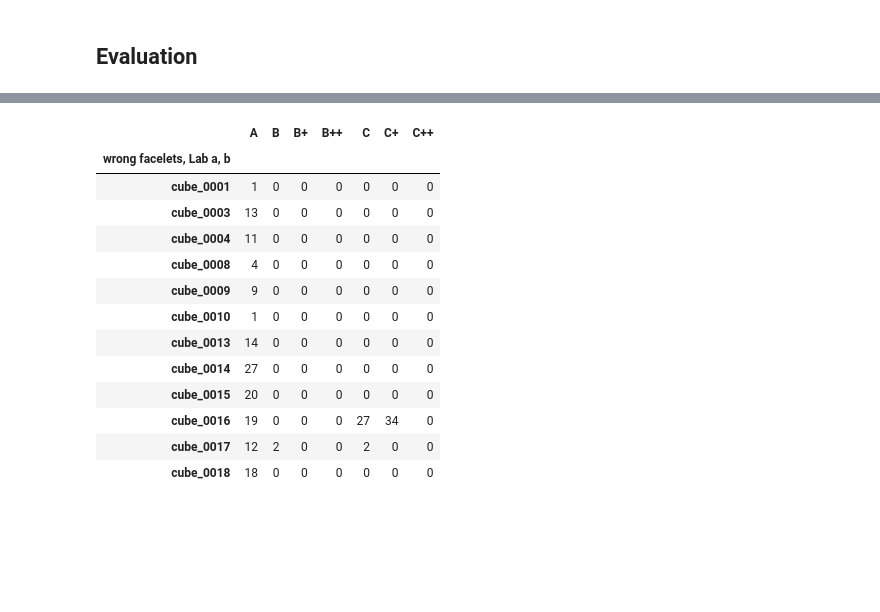
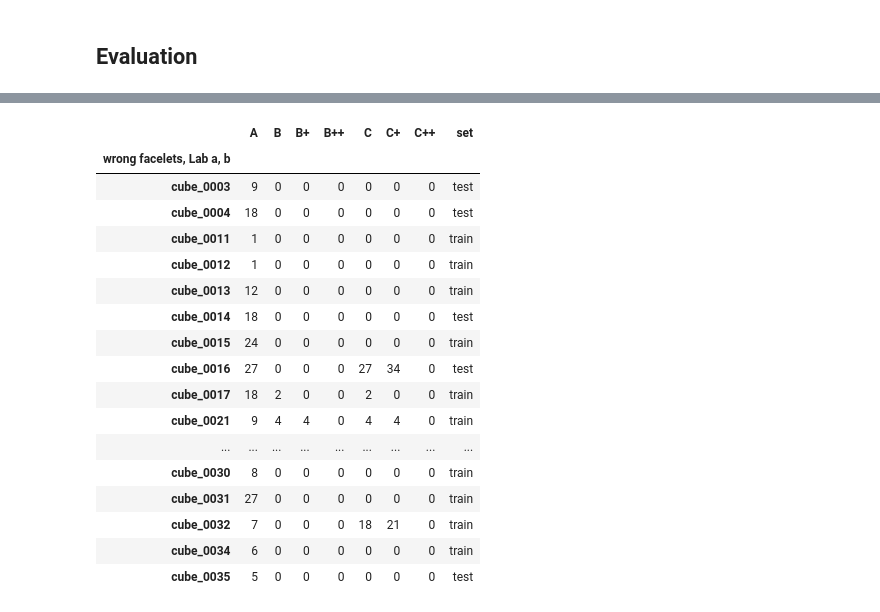
Before and after one commit to kwyrzyk/puzzle-vision, a Jupyter notebook: research/notebooks/3.1-kw-sticker-color-classification.ipynb, the cells around one changed output, grey strips where cells are left out. Cells and saved outputs as stored; diff of their text form; code cells hidden in the pictures; blank space fills up the shorter version.

```diff
--- a/research/notebooks/3.1-kw-sticker-color-classification.ipynb
+++ b/research/notebooks/3.1-kw-sticker-color-classification.ipynb
@@ -341,13 +411,6 @@ for space, feature in tqdm(SPACES.items()):
 # %% [markdown]
 ## Evaluation
 # %%
-with (RAW_METADATA_DIR / "cubes.csv").open(newline="") as f:
-    truth = {
-        row["cube_id"]: CubeState.from_scramble(row["scramble"])
-        for row in csv.DictReader(f)
-        if row["cube_id"] in cubes
-    }
-
 BACKGROUND = "background"  # facelet without color
 LABELS = [*COLOR.values(), BACKGROUND]
 
@@ -369,6 +432,29 @@ def accuracy(by_cube):
     )
 
 
+def subset(by_cube, name):
+    return {cube_id: by_cube[cube_id] for cube_id in SETS[name]}
+
+
+def per_set(metric):
+    # rows: spaces, columns: (set, method)
+    return pd.concat(
+        {
+            name: pd.DataFrame(
+                {
+                    space: {
+                        method: metric(subset(by_cube, name))
+                        for method, by_cube in by_method.items()
+                    }
+                    for space, by_method in states.items()
+                }
+            ).T
+            for name in SETS
+        },
+        axis=1,
+    )
+
+
 assert accuracy(truth) == 1
 assert accuracy({cube_id: CubeState() for cube_id in truth}) == 0
 # %%
@@ -427,12 +505,12 @@ METHOD = "B+"
 
 fig, axes = plt.subplots(2, 3, figsize=(18, 10))
 for ax, (space, by_method) in zip(axes.flat, states.items(), strict=True):
-    by_cube = by_method[METHOD]
+    by_cube = subset(by_method[METHOD], "test")
     y_true = [c for cube_id in by_cube for c in facelet_colors(truth[cube_id])]
     y_pred = [c for state in by_cube.values() for c in facelet_colors(state)]
     ConfusionMatrixDisplay(
         confusion_matrix(y_true, y_pred, labels=LABELS), display_labels=LABELS
     ).plot(ax=ax, cmap="Blues", xticks_rotation=45, colorbar=False)
-    ax.set_title(f"{METHOD}, {space}: {table.loc[space, METHOD]:.3f}")
+    ax.set_title(f"{METHOD}, {space}, test: {table.loc[space, ('test', METHOD)]:.3f}")
 plt.tight_layout()
 # %% [output]
@@ -440,24 +518,32 @@ plt.tight_layout()
 # %%
 SPACE = "Lab a, b"
 
 pd.DataFrame(
     {
         name: {cube_id: 54 - correct(state, cube_id) for cube_id, state in by_cube.items()}
         for name, by_cube in states[SPACE].items()
     }
-).rename_axis(f"wrong facelets, {SPACE}").loc[lambda errors: errors.sum(axis=1) > 0]
+).assign(
+    set=lambda df: df.index.map(lambda c: "train" if split_of[c] == "train" else "test")
+).rename_axis(f"wrong facelets, {SPACE}").loc[
+    lambda errors: errors.drop(columns="set").sum(axis=1) > 0
+]
 # %% [output]
-|  | A | B | B+ | B++ | C | C+ | C++ |
-| wrong facelets, Lab a, b |  |  |  |  |  |  |  |
-| cube_0001 | 1 | 0 | 0 | 0 | 0 | 0 | 0 |
-| cube_0003 | 13 | 0 | 0 | 0 | 0 | 0 | 0 |
-| cube_0004 | 11 | 0 | 0 | 0 | 0 | 0 | 0 |
-| cube_0008 | 4 | 0 | 0 | 0 | 0 | 0 | 0 |
-| cube_0009 | 9 | 0 | 0 | 0 | 0 | 0 | 0 |
-| cube_0010 | 1 | 0 | 0 | 0 | 0 | 0 | 0 |
-| cube_0013 | 14 | 0 | 0 | 0 | 0 | 0 | 0 |
-| cube_0014 | 27 | 0 | 0 | 0 | 0 | 0 | 0 |
-| cube_0015 | 20 | 0 | 0 | 0 | 0 | 0 | 0 |
-| cube_0016 | 19 | 0 | 0 | 0 | 27 | 34 | 0 |
-| cube_0017 | 12 | 2 | 0 | 0 | 2 | 0 | 0 |
-| cube_0018 | 18 | 0 | 0 | 0 | 0 | 0 | 0 |
+|  | A | B | B+ | B++ | C | C+ | C++ | set |
+| wrong facelets, Lab a, b |  |  |  |  |  |  |  |  |
+| cube_0003 | 9 | 0 | 0 | 0 | 0 | 0 | 0 | test |
+| cube_0004 | 18 | 0 | 0 | 0 | 0 | 0 | 0 | test |
+| cube_0011 | 1 | 0 | 0 | 0 | 0 | 0 | 0 | train |
+| cube_0012 | 1 | 0 | 0 | 0 | 0 | 0 | 0 | train |
+| cube_0013 | 12 | 0 | 0 | 0 | 0 | 0 | 0 | train |
+| cube_0014 | 18 | 0 | 0 | 0 | 0 | 0 | 0 | test |
+| cube_0015 | 24 | 0 | 0 | 0 | 0 | 0 | 0 | train |
+| cube_0016 | 27 | 0 | 0 | 0 | 27 | 34 | 0 | test |
+| cube_0017 | 18 | 2 | 0 | 0 | 2 | 0 | 0 | train |
+| cube_0021 | 9 | 4 | 4 | 0 | 4 | 4 | 0 | train |
+| ... | ... | ... | ... | ... | ... | ... | ... | ... |
+| cube_0030 | 8 | 0 | 0 | 0 | 0 | 0 | 0 | train |
+| cube_0031 | 27 | 0 | 0 | 0 | 0 | 0 | 0 | train |
+| cube_0032 | 7 | 0 | 0 | 0 | 18 | 21 | 0 | train |
+| cube_0034 | 6 | 0 | 0 | 0 | 0 | 0 | 0 | train |
+| cube_0035 | 5 | 0 | 0 | 0 | 0 | 0 | 0 | test |
```
Also changed, not shown: parts of 12 cells of this notebook.
